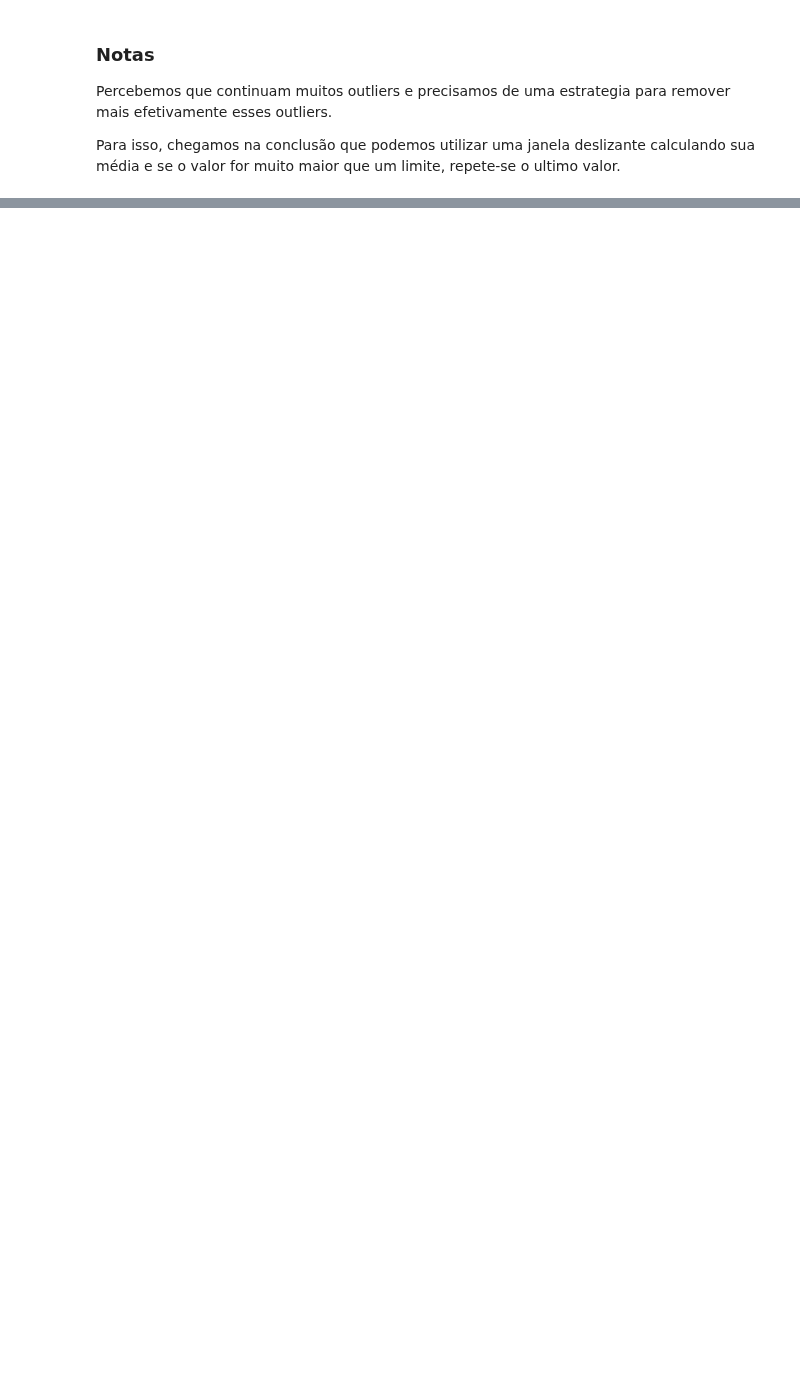
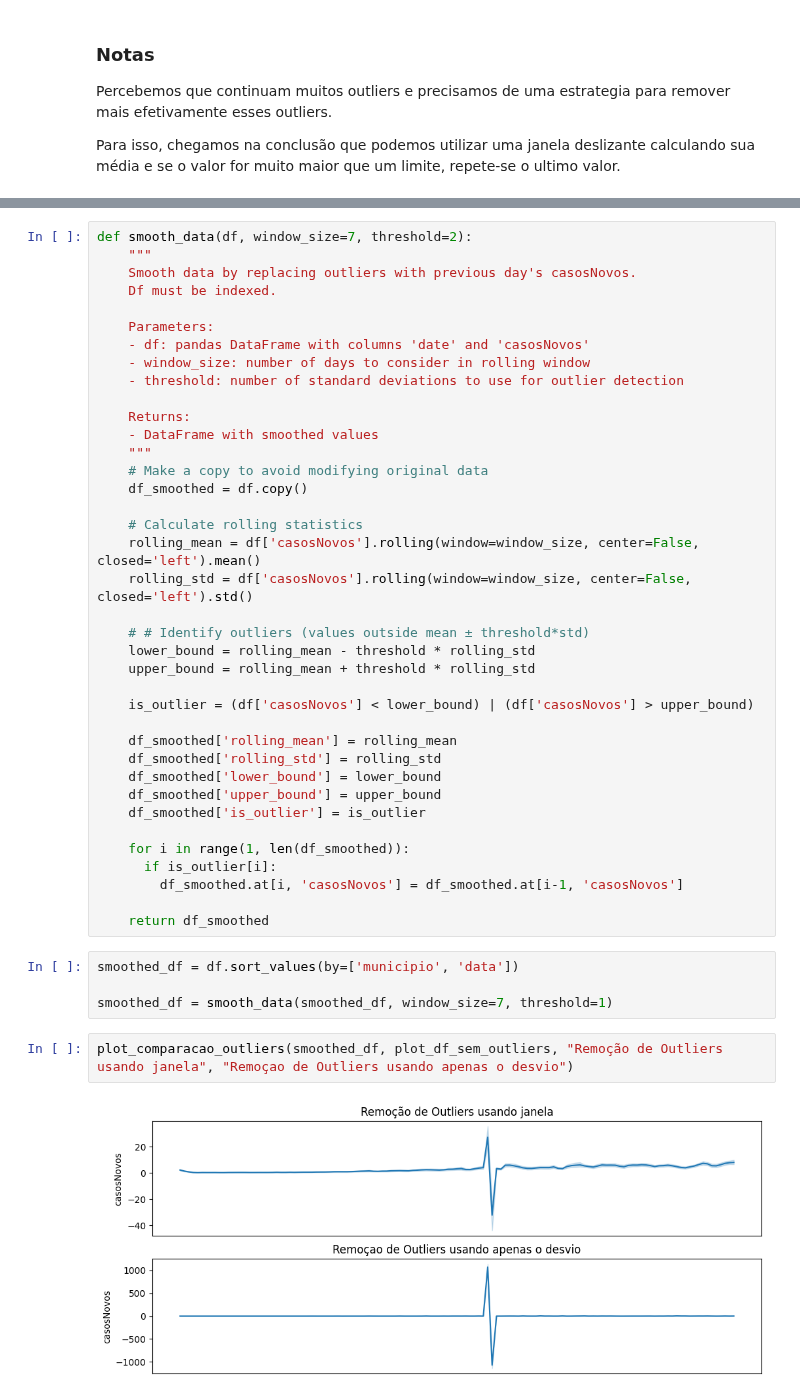
Before and after one commit to carloszan/covid, a Jupyter notebook: analises/4.preparacao-de-dados/1.exploracao-e-limpeza.ipynb, the cells around one changed output, grey strips where cells are left out. Cells and saved outputs as stored; diff of their text form; blank space fills up the shorter version.

```diff
--- a/analises/4.preparacao-de-dados/1.exploracao-e-limpeza.ipynb
+++ b/analises/4.preparacao-de-dados/1.exploracao-e-limpeza.ipynb
@@ -234,0 +318,46 @@ Para isso, chegamos na conclusão que podemos utilizar uma janela deslizante cal
+# %%
+def smooth_data(df, window_size=7, threshold=2):
+    """
+    Smooth data by replacing outliers with previous day's casosNovos.
+    Df must be indexed.
+
+    Parameters:
+    - df: pandas DataFrame with columns 'date' and 'casosNovos'
+    - window_size: number of days to consider in rolling window
+    - threshold: number of standard deviations to use for outlier detection
+
+    Returns:
+    - DataFrame with smoothed values
+    """
+    # Make a copy to avoid modifying original data
+    df_smoothed = df.copy()
+
+    # Calculate rolling statistics
+    rolling_mean = df['casosNovos'].rolling(window=window_size, center=False, closed='left').mean()
+    rolling_std = df['casosNovos'].rolling(window=window_size, center=False, closed='left').std()
+
+    # # Identify outliers (values outside mean ± threshold*std)
+    lower_bound = rolling_mean - threshold * rolling_std
+    upper_bound = rolling_mean + threshold * rolling_std
+
+    is_outlier = (df['casosNovos'] < lower_bound) | (df['casosNovos'] > upper_bound)
+
+    df_smoothed['rolling_mean'] = rolling_mean
+    df_smoothed['rolling_std'] = rolling_std
+    df_smoothed['lower_bound'] = lower_bound
+    df_smoothed['upper_bound'] = upper_bound
+    df_smoothed['is_outlier'] = is_outlier
+
+    for i in range(1, len(df_smoothed)):
+      if is_outlier[i]:
+        df_smoothed.at[i, 'casosNovos'] = df_smoothed.at[i-1, 'casosNovos']
+
+    return df_smoothed
+# %%
+smoothed_df = df.sort_values(by=['municipio', 'data'])
+
+smoothed_df = smooth_data(smoothed_df, window_size=7, threshold=1)
+# %%
+plot_comparacao_outliers(smoothed_df, plot_df_sem_outliers, "Remoção de Outliers usando janela", "Remoçao de Outliers usando apenas o desvio")
+# %% [output]
+[figure, added]
```
Also changed, not shown: parts of 39 cells of this notebook.
